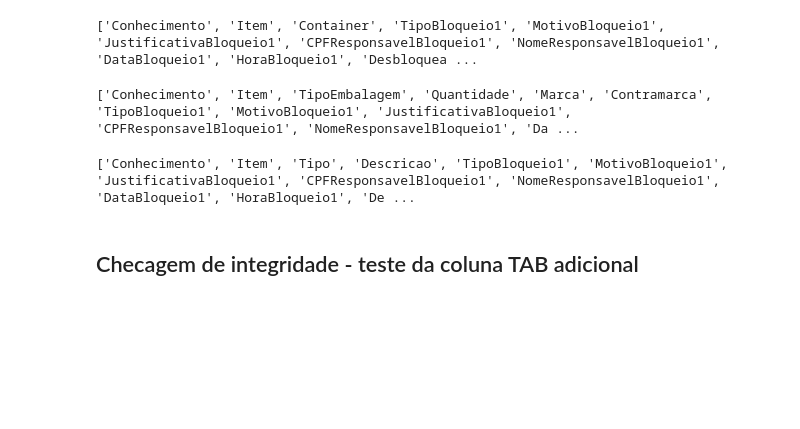
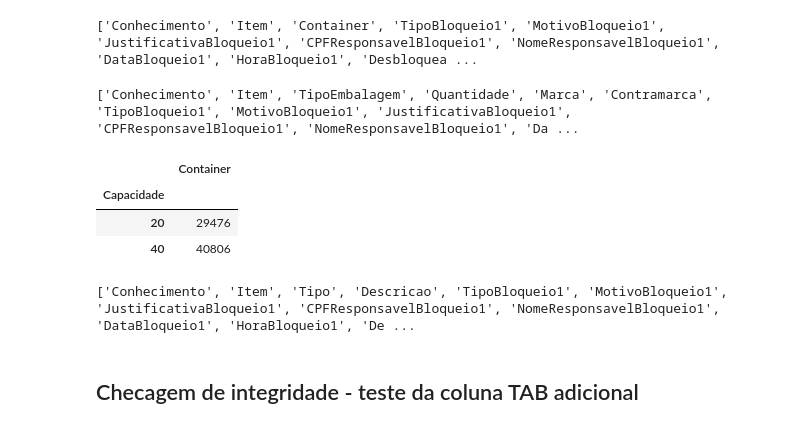
Before and after one commit to IvanBrasilico/ajna_docs, a Jupyter notebook: notebooks/ExploraCarga.ipynb, the cells around one changed output. Saved outputs shown, nothing was run; the diff lists cells and outputs as text; code cells hidden in the pictures; blank space fills up the shorter version.

```diff
--- a/notebooks/ExploraCarga.ipynb
+++ b/notebooks/ExploraCarga.ipynb
@@ -243,6 +245,13 @@ print(list(dfs['Container.csv'].columns))
 print(list(dfs['CargaSolta.csv'].columns))
 # %% [output]
 ['Conhecimento', 'Item', 'TipoEmbalagem', 'Quantidade', 'Marca', 'Contramarca', 'TipoBloqueio1', 'MotivoBloqueio1', 'JustificativaBloqueio1', 'CPFResponsavelBloqueio1', 'NomeResponsavelBloqueio1', 'Da ...
+# %%
+dfs['Container.csv'][['Container', 'Capacidade']].groupby('Capacidade').count()
+# %% [output]
+|  | Container |
+| Capacidade |  |
+| 20 | 29476 |
+| 40 | 40806 |
 # %%
 print(list(dfs['Granel.csv'].columns))
 # %% [output]
```
Also changed, not shown: parts of 1 cell of this notebook, 11 other files.
